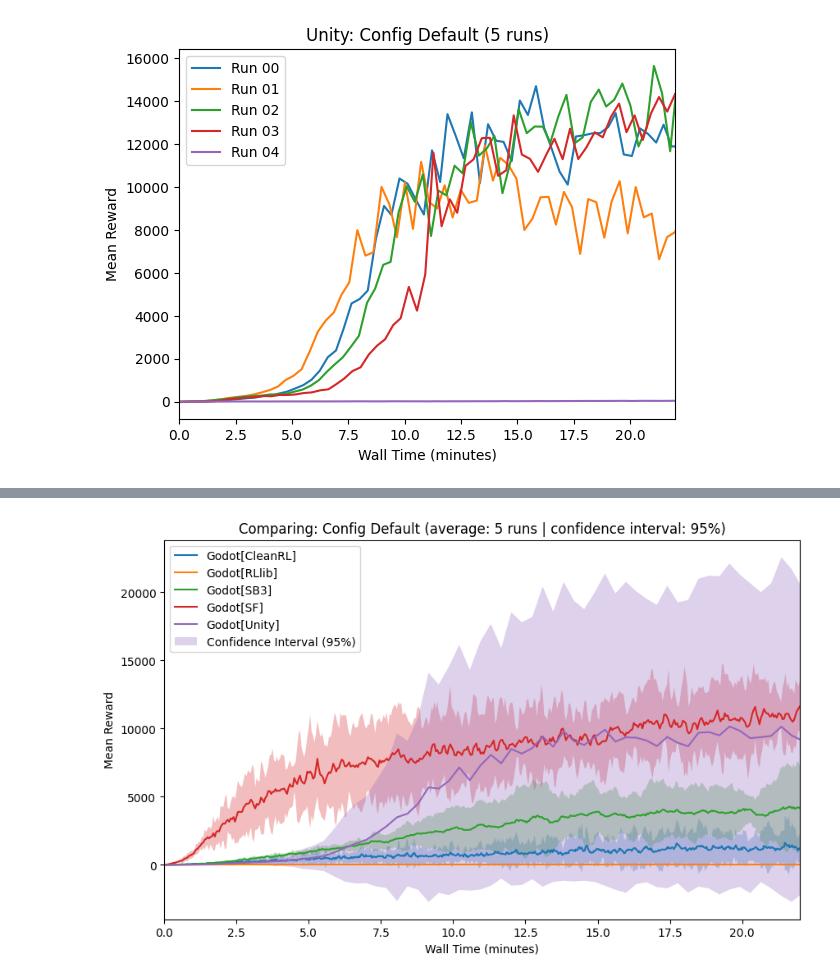
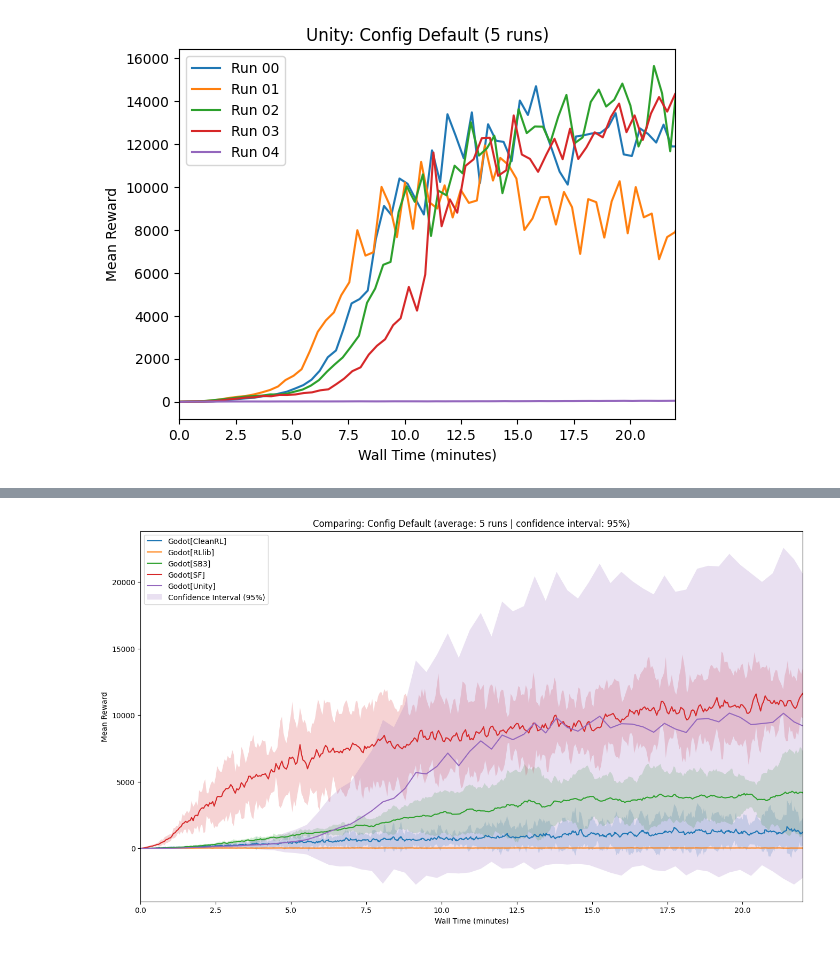
Before and after one commit to visuallization/rl_master_thesis_evaluation, a Jupyter notebook: config_default.ipynb, the cells around one changed output, grey strips where cells are left out. Saved outputs shown, nothing was run; the diff lists cells and outputs as text; code cells hidden in the pictures.

```diff
--- a/config_default.ipynb
+++ b/config_default.ipynb
@@ -2,6 +2,7 @@
 %matplotlib inline
 import pandas as pd
 import matplotlib.pyplot as plt
+import numpy as np
 
 # --- GENERAL ---
 
@@ -25,6 +26,9 @@ cleanrl['std_values'] = pd.concat(cleanrl['data_frames']).groupby(level=0).std()
 cleanrl['lower_bound'] = cleanrl['mean_values'] - 2 * cleanrl['std_values']
 cleanrl['upper_bound'] = cleanrl['mean_values'] + 2 * cleanrl['std_values']
 
+# calculate the standard error
+cleanrl['std_error'] = cleanrl['std_values'] / np.sqrt(len(cleanrl['std_values']))
+
 # --- RLLIB ---
 
 rllib = {
@@ -42,6 +46,9 @@ rllib['mean_values'] = pd.concat(rllib['data_frames']).groupby(level=0).mean()
 rllib['std_values'] = pd.concat(rllib['data_frames']).groupby(level=0).std()
 rllib['lower_bound'] = rllib['mean_values'] - 2 * rllib['std_values']
 rllib['upper_bound'] = rllib['mean_values'] + 2 * rllib['std_values']
+
+# calculate the standard error
+rllib['std_error'] = rllib['std_values'] / np.sqrt(len(rllib['std_values']))
 
 # --- SB3 ---
 
@@ -61,6 +68,9 @@ sb3['std_values'] = pd.concat(sb3['data_frames']).groupby(level=0).std()
 sb3['lower_bound'] = sb3['mean_values'] - 2 * sb3['std_values']
 sb3['upper_bound'] = sb3['mean_values'] + 2 * sb3['std_values']
 
+# calculate the standard error
+sb3['std_error'] = sb3['std_values'] / np.sqrt(len(sb3['std_values']))
+
 # --- SF ---
 
 sf = {
@@ -79,6 +89,9 @@ sf['std_values'] = pd.concat(sf['data_frames']).groupby(level=0).std()
 sf['lower_bound'] = sf['mean_values'] - 2 * sf['std_values']
 sf['upper_bound'] = sf['mean_values'] + 2 * sf['std_values']
 
+# calculate the standard error
+sf['std_error'] = sf['std_values'] / np.sqrt(len(sf['std_values']))
+
 # --- UNITY ---
 
 unity = {
@@ -96,6 +109,9 @@ unity['mean_values'] = pd.concat(unity['data_frames']).groupby(level=0).mean()
 unity['std_values'] = pd.concat(unity['data_frames']).groupby(level=0).std()
 unity['lower_bound'] = unity['mean_values'] - 2 * unity['std_values']
 unity['upper_bound'] = unity['mean_values'] + 2 * unity['std_values']
+
+# calculate the standard error
+unity['std_error'] = unity['std_values'] / np.sqrt(len(unity['std_values']))
 # %%
 plt.plot(cleanrl['data_frames'][0]['Wall time'] / 60, cleanrl['data_frames'][0]['Value'], label="Run 00")
 plt.plot(cleanrl['data_frames'][1]['Wall time'] / 60, cleanrl['data_frames'][1]['Value'], label="Run 01")
@@ -190,27 +206,27 @@ plt.show()
 # %%
 # Create a plot
-plt.figure(figsize=(10, 6))
+plt.figure(figsize=(16, 9))
 
 # Plot the mean values with confidence intervals
 plt.plot(cleanrl['mean_values']['Wall time'] / 60, cleanrl['mean_values']['Value'], label='Godot[CleanRL]')
-plt.fill_between(cleanrl['mean_values']['Wall time'] / 60, cleanrl['lower_bound']['Value'], cleanrl['upper_bound']['Value'], alpha=0.3)
+plt.fill_between(cleanrl['mean_values']['Wall time'] / 60, cleanrl['lower_bound']['Value'], cleanrl['upper_bound']['Value'], alpha=0.2)
 plt.plot(rllib['mean_values']['Wall time'] / 60, rllib['mean_values']['Value'], label='Godot[RLlib]')
-plt.fill_between(rllib['mean_values']['Wall time'] / 60, rllib['lower_bound']['Value'], rllib['upper_bound']['Value'], alpha=0.3)
+plt.fill_between(rllib['mean_values']['Wall time'] / 60, rllib['lower_bound']['Value'], rllib['upper_bound']['Value'], alpha=0.2)
 plt.plot(sb3['mean_values']['Wall time'] / 60, sb3['mean_values']['Value'], label='Godot[SB3]')
-plt.fill_between(sb3['mean_values']['Wall time'] / 60, sb3['lower_bound']['Value'], sb3['upper_bound']['Value'], alpha=0.3)
+plt.fill_between(sb3['mean_values']['Wall time'] / 60, sb3['lower_bound']['Value'], sb3['upper_bound']['Value'], alpha=0.2)
 plt.plot(sf['mean_values']['Wall time'] / 60, sf['mean_values']['Value'], label='Godot[SF]')
-plt.fill_between(sf['mean_values']['Wall time'] / 60, sf['lower_bound']['Value'], sf['upper_bound']['Value'], alpha=0.3)
+plt.fill_between(sf['mean_values']['Wall time'] / 60, sf['lower_bound']['Value'], sf['upper_bound']['Value'], alpha=0.2)
 plt.plot(unity['mean_values']['Wall time'] / 60, unity['mean_values']['Value'], label='Godot[Unity]')
-plt.fill_between(unity['mean_values']['Wall time'] / 60, unity['lower_bound']['Value'], unity['upper_bound']['Value'], alpha=0.3, label='Confidence Interval (95%)')
+plt.fill_between(unity['mean_values']['Wall time'] / 60, unity['lower_bound']['Value'], unity['upper_bound']['Value'], alpha=0.2, label='Confidence Interval (95%)')
 
 # Add labels and title
 plt.xlabel("Wall Time (minutes)")
 plt.xlim(0, 22)
 plt.ylabel("Mean Reward")
 plt.title("Comparing: Config Default (average: 5 runs | confidence interval: 95%)")
 plt.legend(loc="upper left")
 
 # Show the plot
 plt.show()
 # %% [output]
-[figure, old version]
+[figure, new version]
```
Also changed, not shown: parts of 2 cells of this notebook, 1 other file.
